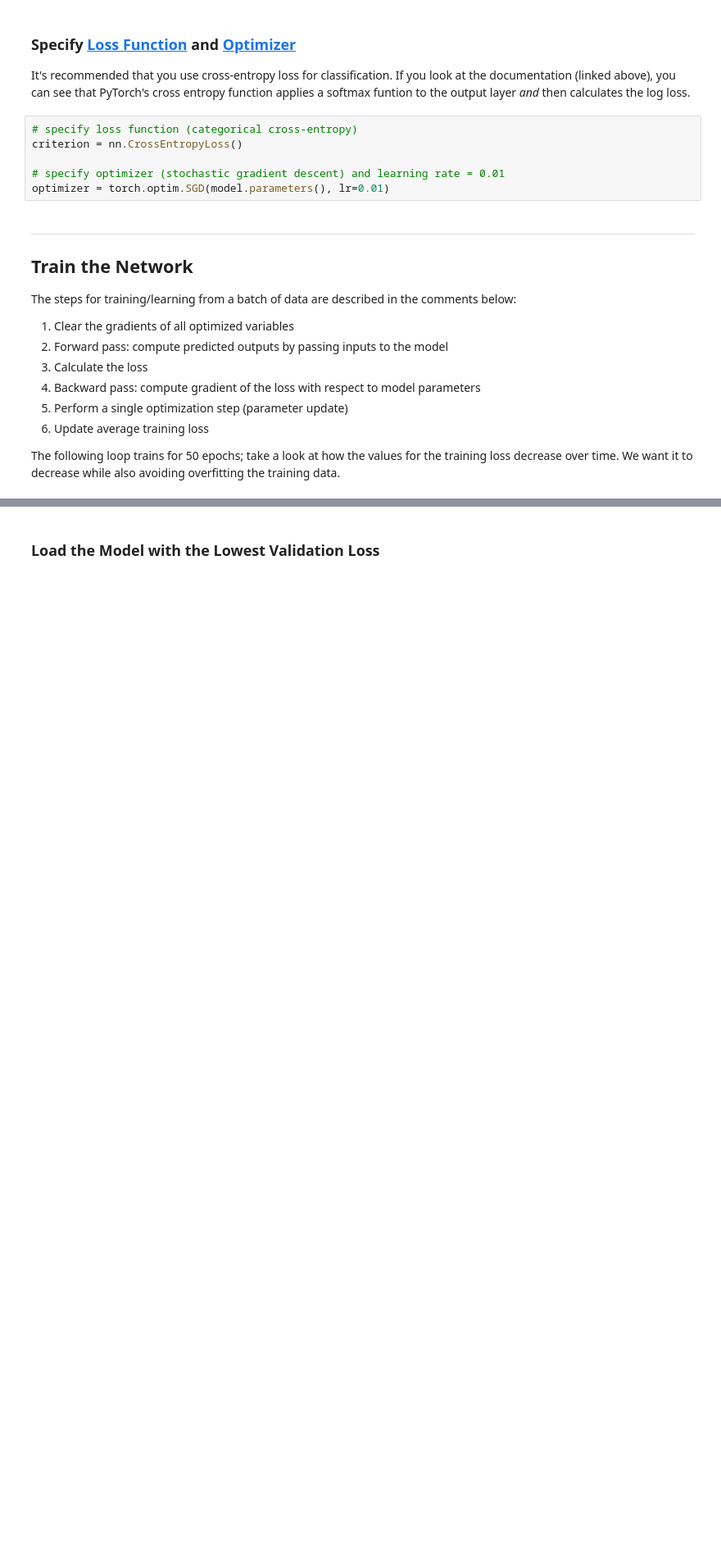
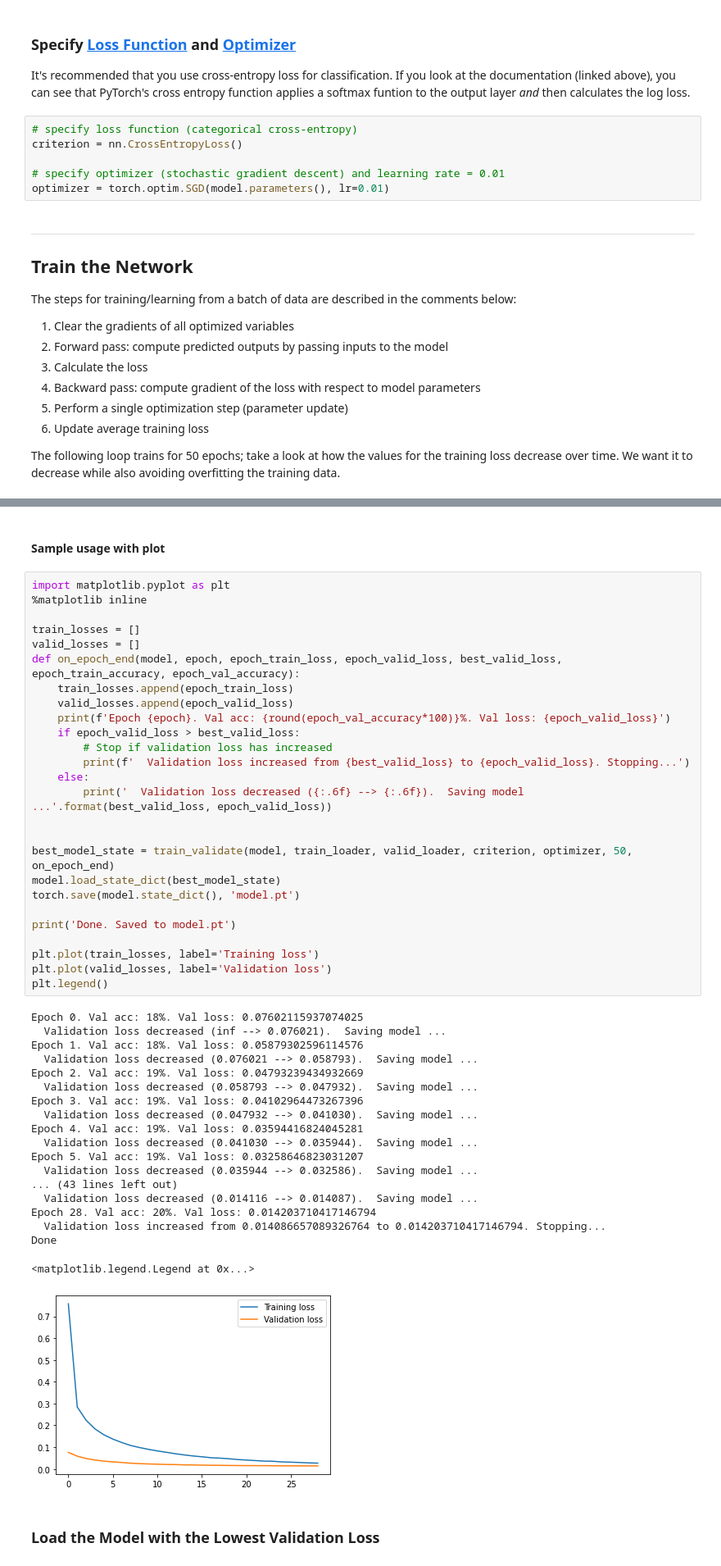
Before and after one commit to edgarinvillegas/my-ml-playground, a Jupyter notebook: templates/train-validate/train-validate-example-mnist.ipynb, the cells around one changed output, grey strips where cells are left out. Shown: that part at 82% size. Saved outputs shown, nothing was run; the diff lists cells and outputs as text; blank space fills up the shorter version.

Commit message:
feat: v1 of train-validate-example-mnist.ipynb

```diff
--- a/templates/train-validate/train-validate-example-mnist.ipynb
+++ b/templates/train-validate/train-validate-example-mnist.ipynb
@@ -391,3 +383,51 @@ Epoch: 50       Training Loss: 0.013678         Validation Loss: 0.069145
+# %% [markdown]
+#### Sample usage with plot
+# %%
+import matplotlib.pyplot as plt
+%matplotlib inline
+
+train_losses = []
+valid_losses = []
+def on_epoch_end(model, epoch, epoch_train_loss, epoch_valid_loss, best_valid_loss, epoch_train_accuracy, epoch_val_accuracy):
+    train_losses.append(epoch_train_loss)
+    valid_losses.append(epoch_valid_loss)
+    print(f'Epoch {epoch}. Val acc: {round(epoch_val_accuracy*100)}%. Val loss: {epoch_valid_loss}')
+    if epoch_valid_loss > best_valid_loss:
+        # Stop if validation loss has increased
+        print(f'  Validation loss increased from {best_valid_loss} to {epoch_valid_loss}. Stopping...')
+    else:
+        print('  Validation loss decreased ({:.6f} --> {:.6f}).  Saving model ...'.format(best_valid_loss, epoch_valid_loss))
+
+
+best_model_state = train_validate(model, train_loader, valid_loader, criterion, optimizer, 50, on_epoch_end)
+model.load_state_dict(best_model_state)
+torch.save(model.state_dict(), 'model.pt')
+
+print('Done. Saved to model.pt')
+
+plt.plot(train_losses, label='Training loss')
+plt.plot(valid_losses, label='Validation loss')
+plt.legend()
+# %% [output]
+Epoch 0. Val acc: 18%. Val loss: 0.07602115937074025
+  Validation loss decreased (inf --> 0.076021).  Saving model ...
+Epoch 1. Val acc: 18%. Val loss: 0.05879302596114576
+  Validation loss decreased (0.076021 --> 0.058793).  Saving model ...
+Epoch 2. Val acc: 19%. Val loss: 0.04793239434932669
+  Validation loss decreased (0.058793 --> 0.047932).  Saving model ...
+Epoch 3. Val acc: 19%. Val loss: 0.04102964473267396
+  Validation loss decreased (0.047932 --> 0.041030).  Saving model ...
+Epoch 4. Val acc: 19%. Val loss: 0.03594416824045281
+  Validation loss decreased (0.041030 --> 0.035944).  Saving model ...
+Epoch 5. Val acc: 19%. Val loss: 0.03258646823031207
+  Validation loss decreased (0.035944 --> 0.032586).  Saving model ...
+... (43 lines left out)
+  Validation loss decreased (0.014116 --> 0.014087).  Saving model ...
+Epoch 28. Val acc: 20%. Val loss: 0.014203710417146794
+  Validation loss increased from 0.014086657089326764 to 0.014203710417146794. Stopping...
+Done
+<matplotlib.legend.Legend at 0x...>
+[figure, added]
 # %% [markdown]
 ###  Load the Model with the Lowest Validation Loss
 # %%
```
Also changed, not shown: parts of 18 cells of this notebook.
